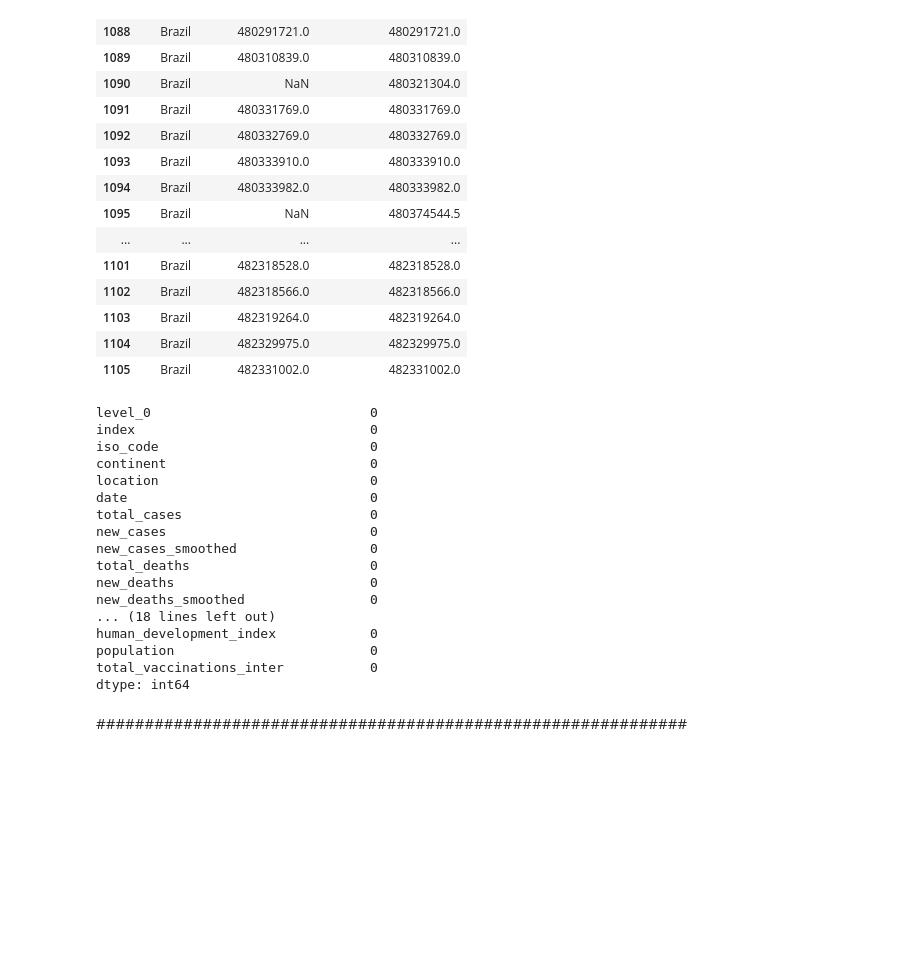
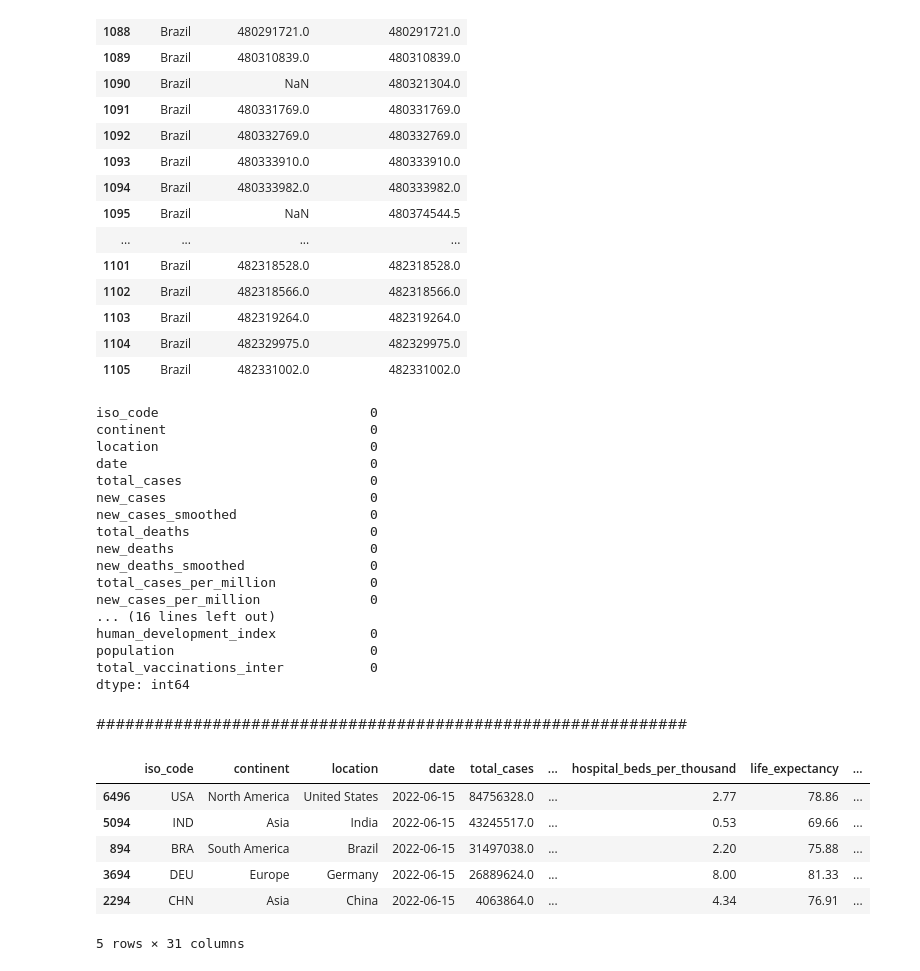
Before and after one commit to awildt01/Covid19-Datenvisualisierung, a Jupyter notebook: Analyse_und_Visualization_covid19.ipynb, the cells around one changed output. Drawn from its saved outputs; the diff is of its cells as text; code cells hidden in the pictures; blank space fills up the shorter version.

```diff
--- a/Analyse_und_Visualization_covid19.ipynb
+++ b/Analyse_und_Visualization_covid19.ipynb
@@ -797,9 +796,8 @@ df_clean[['location','total_vaccinations','total_vaccinations_inter']].iloc[1009
 | 1104 | Brazil | 482329975.0 | 482329975.0 |
 | 1105 | Brazil | 482331002.0 | 482331002.0 |
 # %%
-# apagando a coluna 'total_vaccinations'
-df_clean.drop(columns=['total_vaccinations'],axis =1,inplace=True)
-
+# apagando as colunas 'total_vaccinations','index','level_0','iso_code'
+df_clean.drop(columns=['total_vaccinations','index','level_0'],axis =1,inplace=True)
 
 # df_brazil = df_brazil.reset_index(drop=True)
 # df_india = df_india.reset_index(drop=True)
@@ -807,10 +805,9 @@ df_clean.drop(columns=['total_vaccinations'],axis =1,inplace=True)
 # df_germany = df_germany.reset_index(drop=True)
 # df_United_States = df_United_States.reset_index(drop=True)
 
+# verificando dados ausentes
 df_clean.isnull().sum()
 # %% [output]
-level_0                            0
-index                              0
 iso_code                           0
 continent                          0
 location                           0
@@ -821,10 +818,22 @@ new_cases_smoothed                 0
 total_deaths                       0
 new_deaths                         0
 new_deaths_smoothed                0
-... (18 lines left out)
+total_cases_per_million            0
+new_cases_per_million              0
+... (16 lines left out)
 human_development_index            0
 population                         0
 total_vaccinations_inter           0
 dtype: int64
 # %% [markdown]
 #############################################################
+# %%
+df_clean.loc[df_clean.date == '2022-06-15'].sort_values(by="total_cases", ascending=False).head(10)
+# %% [output]
+|  | iso_code | continent | location | date | total_cases | ... | hospital_beds_per_thousand | life_expectancy | ... |
+| 6496 | USA | North America | United States | 2022-06-15 | 84756328.0 | ... | 2.77 | 78.86 | ... |
+| 5094 | IND | Asia | India | 2022-06-15 | 43245517.0 | ... | 0.53 | 69.66 | ... |
+| 894 | BRA | South America | Brazil | 2022-06-15 | 31497038.0 | ... | 2.20 | 75.88 | ... |
+| 3694 | DEU | Europe | Germany | 2022-06-15 | 26889624.0 | ... | 8.00 | 81.33 | ... |
+| 2294 | CHN | Asia | China | 2022-06-15 | 4063864.0 | ... | 4.34 | 76.91 | ... |
+5 rows × 31 columns
```
Also changed, not shown: parts of 2 cells of this notebook.
